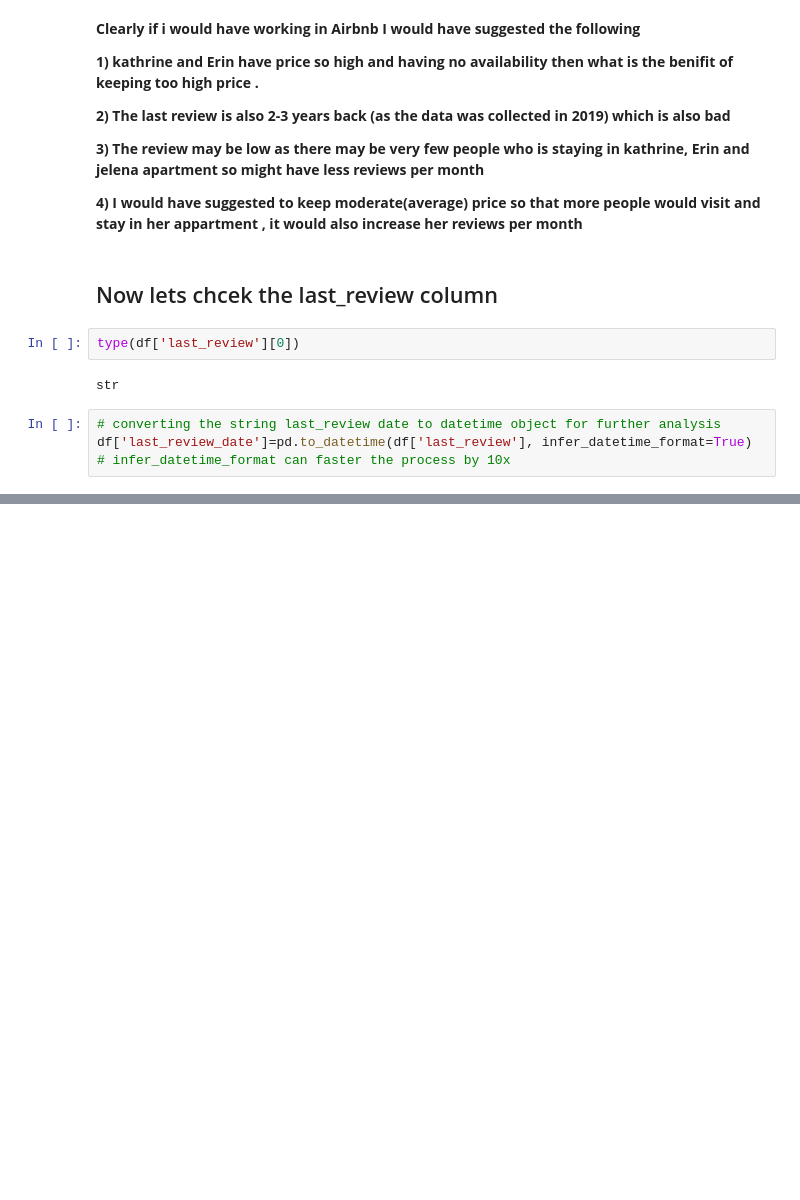
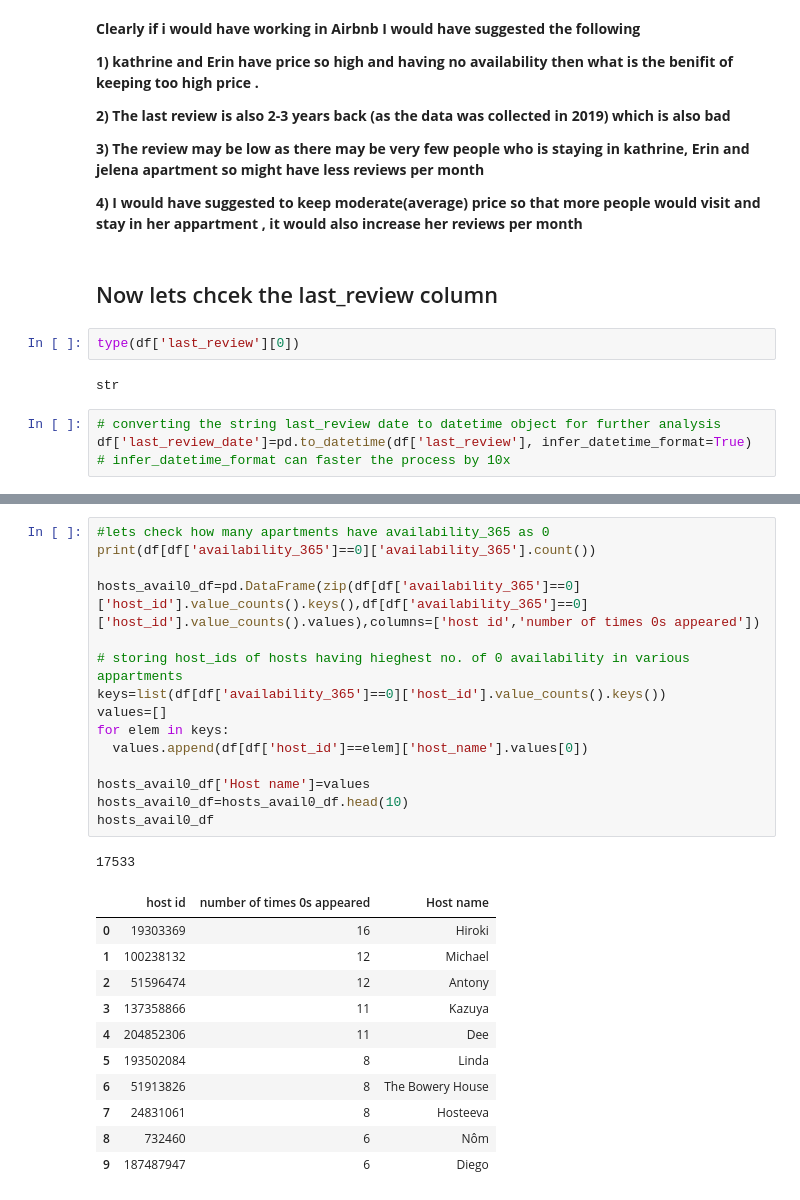
Before and after one commit to vaibhav251999/EDA-capstone-project, a Jupyter notebook: Airbnb_Bookings_Analysis_Capstone_Project.ipynb, the cells around one changed output, grey strips where cells are left out. Saved outputs shown, nothing was run; the diff lists cells and outputs as text; blank space fills up the shorter version.

```diff
--- a/Airbnb_Bookings_Analysis_Capstone_Project.ipynb
+++ b/Airbnb_Bookings_Analysis_Capstone_Project.ipynb
@@ -387,0 +472,28 @@ df.sort_values(by='number_of_reviews',ascending=False).head(5)
+# %%
+#lets check how many apartments have availability_365 as 0
+print(df[df['availability_365']==0]['availability_365'].count())
+
+hosts_avail0_df=pd.DataFrame(zip(df[df['availability_365']==0]['host_id'].value_counts().keys(),df[df['availability_365']==0]['host_id'].value_counts().values),columns=['host id','number of times 0s appeared'])
+
+# storing host_ids of hosts having hieghest no. of 0 availability in various appartments
+keys=list(df[df['availability_365']==0]['host_id'].value_counts().keys())
+values=[]
+for elem in keys:
+  values.append(df[df['host_id']==elem]['host_name'].values[0])
+
+hosts_avail0_df['Host name']=values
+hosts_avail0_df=hosts_avail0_df.head(10)
+hosts_avail0_df
+# %% [output]
+17533
+|  | host id | number of times 0s appeared | Host name |
+| 0 | 19303369 | 16 | Hiroki |
+| 1 | 100238132 | 12 | Michael |
+| 2 | 51596474 | 12 | Antony |
+| 3 | 137358866 | 11 | Kazuya |
+| 4 | 204852306 | 11 | Dee |
+| 5 | 193502084 | 8 | Linda |
+| 6 | 51913826 | 8 | The Bowery House |
+| 7 | 24831061 | 8 | Hosteeva |
+| 8 | 732460 | 6 | Nôm |
+| 9 | 187487947 | 6 | Diego |
```
Also changed, not shown: parts of 36 cells of this notebook.
